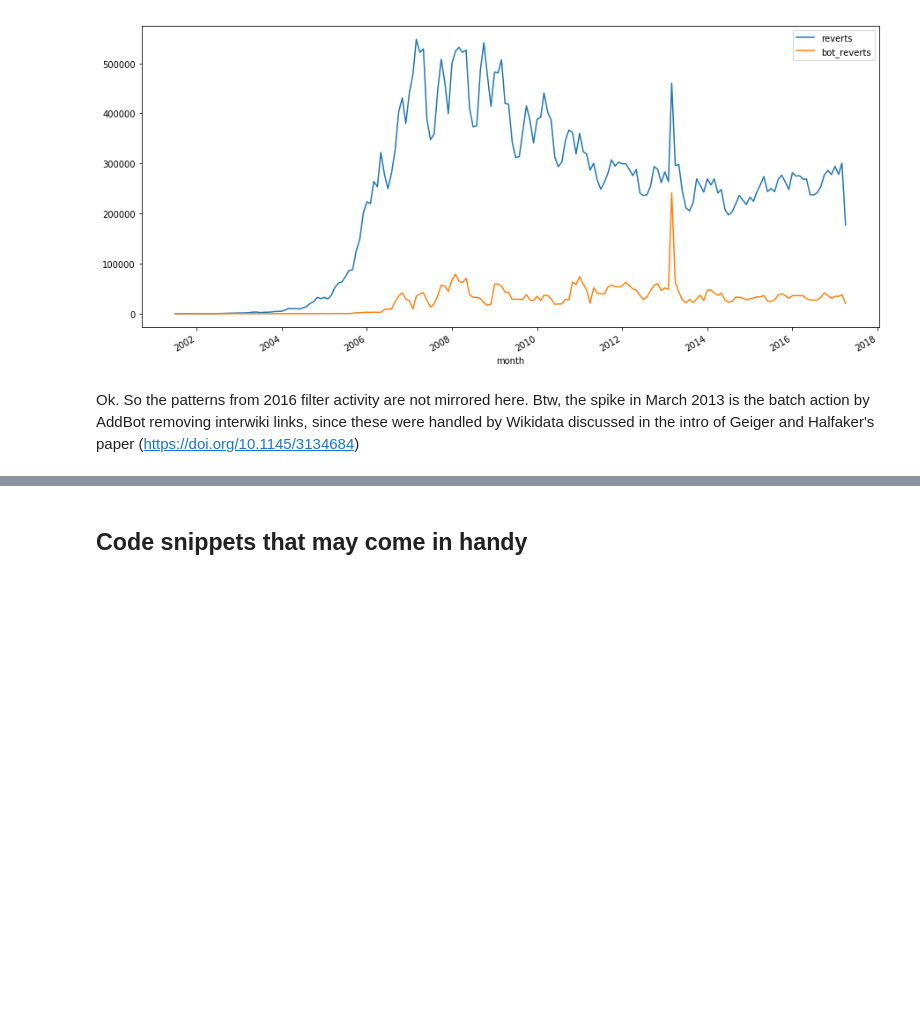
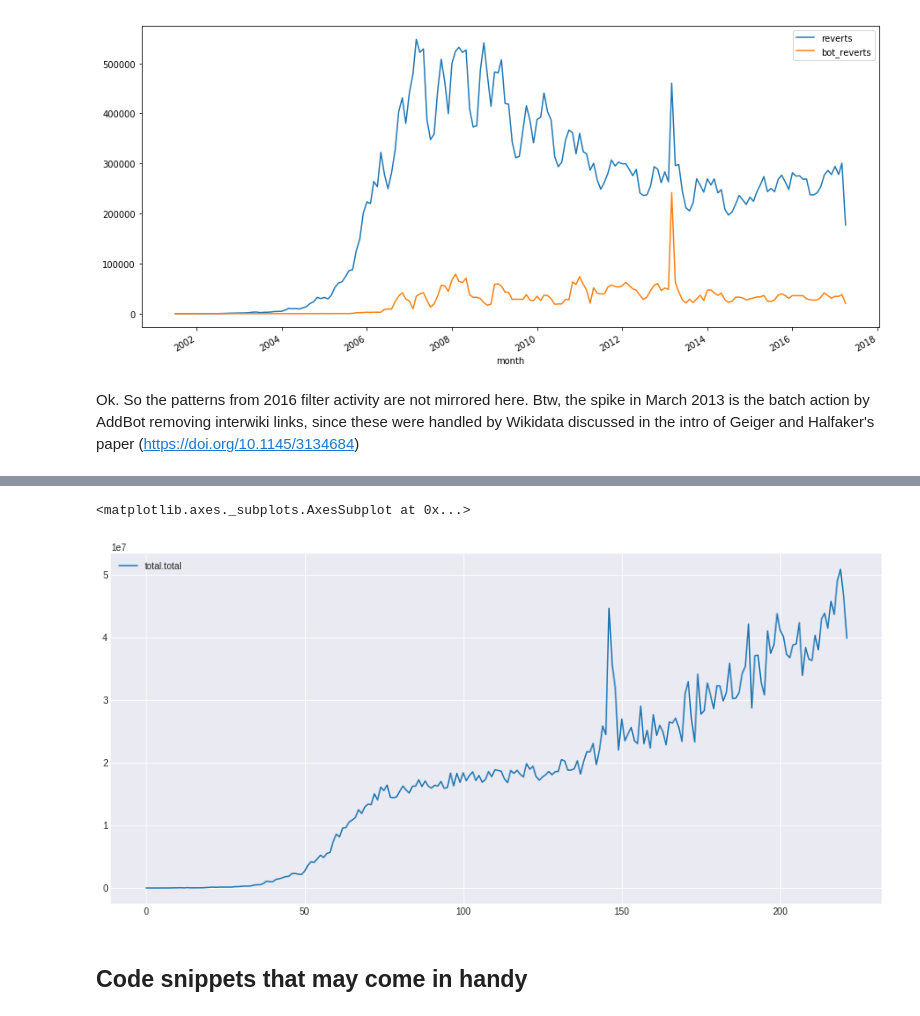
Before and after one commit to lusy/wikifilters, a Jupyter notebook: src/explore.ipynb, the cells around one changed output, grey strips where cells are left out. Drawn from its saved outputs; the diff is of its cells as text; code cells hidden in the pictures; blank space fills up the shorter version.

Commit message:
Plot all edits on Wikipedia

```diff
--- a/src/explore.ipynb
+++ b/src/explore.ipynb
@@ -2050,0 +2053,3 @@ Ok. So the patterns from 2016 filter activity are not mirrored here. Btw, the sp
+# %%
+df_edits = pd.read_csv("all-edits.csv", sep=',')
+df_edits
@@ -2051,3 +2075,11 @@ Ok. So the patterns from 2016 filter activity are not mirrored here. Btw, the sp
+# %%
+#df_edits['month'] = pd.to_datetime(df_edits['month'], format="%Y%m%d%H%M%S")
+
+fig, ax = plt.subplots(figsize=(15,7))
+df_edits.plot(ax=ax)
+# %% [output]
+<matplotlib.axes._subplots.AxesSubplot at 0x...>
+[figure, added]
 # %% [markdown]
 ## Code snippets that may come in handy
 # %%
```
Also changed, not shown: parts of 2 cells of this notebook.
